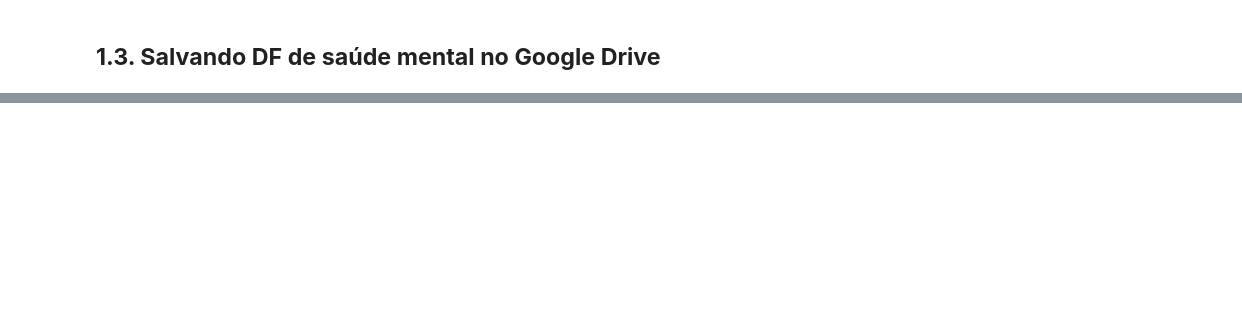
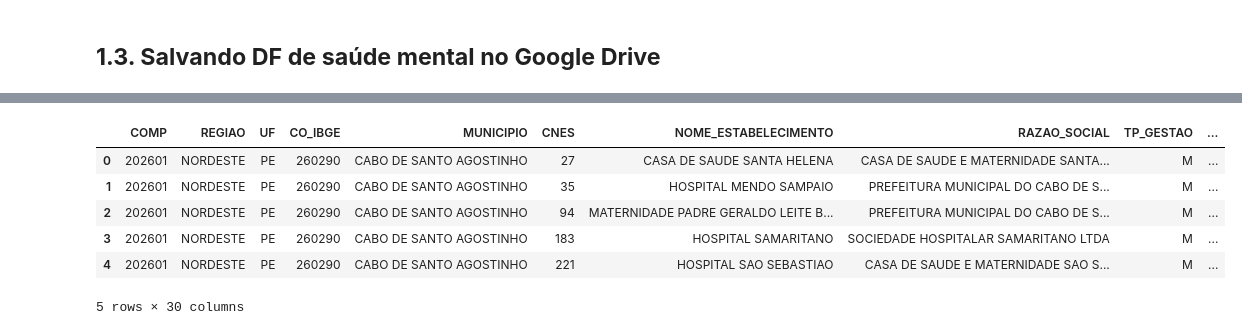
Before and after one commit to tinemyumi/saude-mental-datasus, a Jupyter notebook: notebooks/3.tratamento_dados_sihsus.ipynb, the cells around one changed output, grey strips where cells are left out. Cells and saved outputs as stored; diff of their text form; code cells hidden in the pictures; blank space fills up the shorter version.

```diff
--- a/notebooks/3.tratamento_dados_sihsus.ipynb
+++ b/notebooks/3.tratamento_dados_sihsus.ipynb
@@ -535,0 +449,3 @@ df_sp.to_csv('/content/drive/MyDrive/Dataframes/df_sih_sus_tratado/populacao_sp'
+# %%
+df_leitos = pd.read_csv('/content/drive/MyDrive/Dados/Leitos_2026.csv', sep=';', encoding='latin-1')
+df_leitos.head(5)
@@ -535,0 +474,20 @@ df_sp.to_csv('/content/drive/MyDrive/Dataframes/df_sih_sus_tratado/populacao_sp'
+# %%
+colunas_leitos_selecionadas = [
+    'COMP', 'REGIAO', 'UF', 'CO_IBGE', 'MUNICIPIO', 'CNES', 'NOME_ESTABELECIMENTO',
+    'RAZAO_SOCIAL', 'TP_GESTAO', 'CO_TIPO_UNIDADE', 'DS_TIPO_UNIDADE', 'NATUREZA_JURIDICA',
+    'NO_LOGRADOURO', 'NU_ENDERECO', 'NO_BAIRRO', 'CO_CEP',
+    'LEITOS_EXISTENTES', 'LEITOS_SUS', 'UTI_TOTAL_EXIST', 'UTI_TOTAL_SUS',
+    'UTI_ADULTO_EXIST', 'UTI_ADULTO_SUS', 'UTI_PEDIATRICO_EXIST', 'UTI_PEDIATRICO_SUS',
+    'UTI_NEONATAL_EXIST', 'UTI_NEONATAL_SUS', 'UTI_QUEIMADO_EXIST', 'UTI_QUEIMADO_SUS',
+    'UTI_CORONARIANA_EXIST', 'UTI_CORONARIANA_SUS'
+]
+df_leitos_selecionado = df_leitos[colunas_leitos_selecionadas].copy()
+display(df_leitos_selecionado.head())
+# %% [output]
+|  | COMP | REGIAO | UF | CO_IBGE | MUNICIPIO | CNES | NOME_ESTABELECIMENTO | RAZAO_SOCIAL | TP_GESTAO | ... |
+| 0 | 202601 | NORDESTE | PE | 260290 | CABO DE SANTO AGOSTINHO | 27 | CASA DE SAUDE SANTA HELENA | CASA DE SAUDE E MATERNIDADE SANTA... | M | ... |
+| 1 | 202601 | NORDESTE | PE | 260290 | CABO DE SANTO AGOSTINHO | 35 | HOSPITAL MENDO SAMPAIO | PREFEITURA MUNICIPAL DO CABO DE S... | M | ... |
+| 2 | 202601 | NORDESTE | PE | 260290 | CABO DE SANTO AGOSTINHO | 94 | MATERNIDADE PADRE GERALDO LEITE B... | PREFEITURA MUNICIPAL DO CABO DE S... | M | ... |
+| 3 | 202601 | NORDESTE | PE | 260290 | CABO DE SANTO AGOSTINHO | 183 | HOSPITAL SAMARITANO | SOCIEDADE HOSPITALAR SAMARITANO LTDA | M | ... |
+| 4 | 202601 | NORDESTE | PE | 260290 | CABO DE SANTO AGOSTINHO | 221 | HOSPITAL SAO SEBASTIAO | CASA DE SAUDE E MATERNIDADE SAO S... | M | ... |
+5 rows × 30 columns
```
Also changed, not shown: parts of 92 cells of this notebook.
